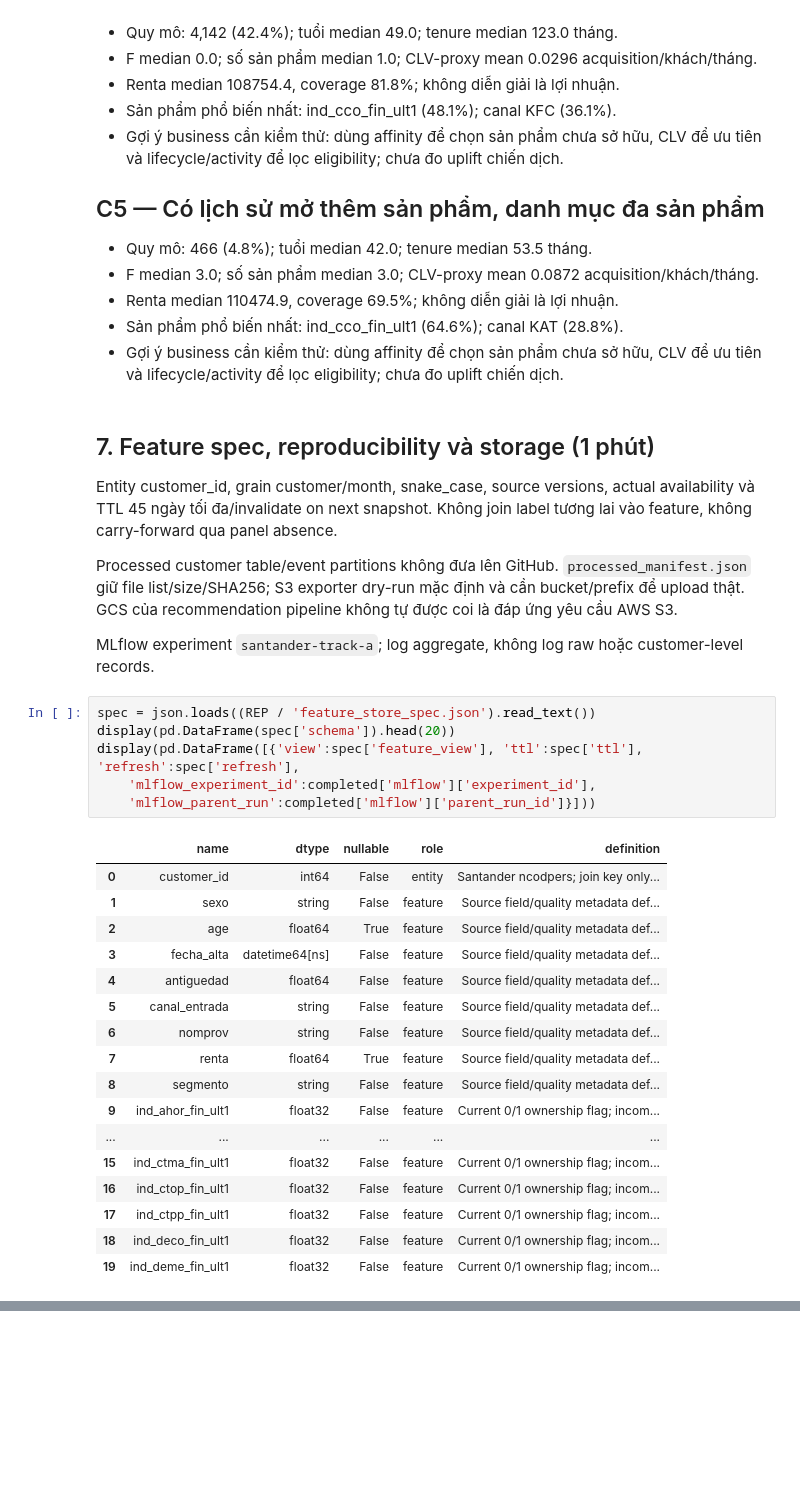
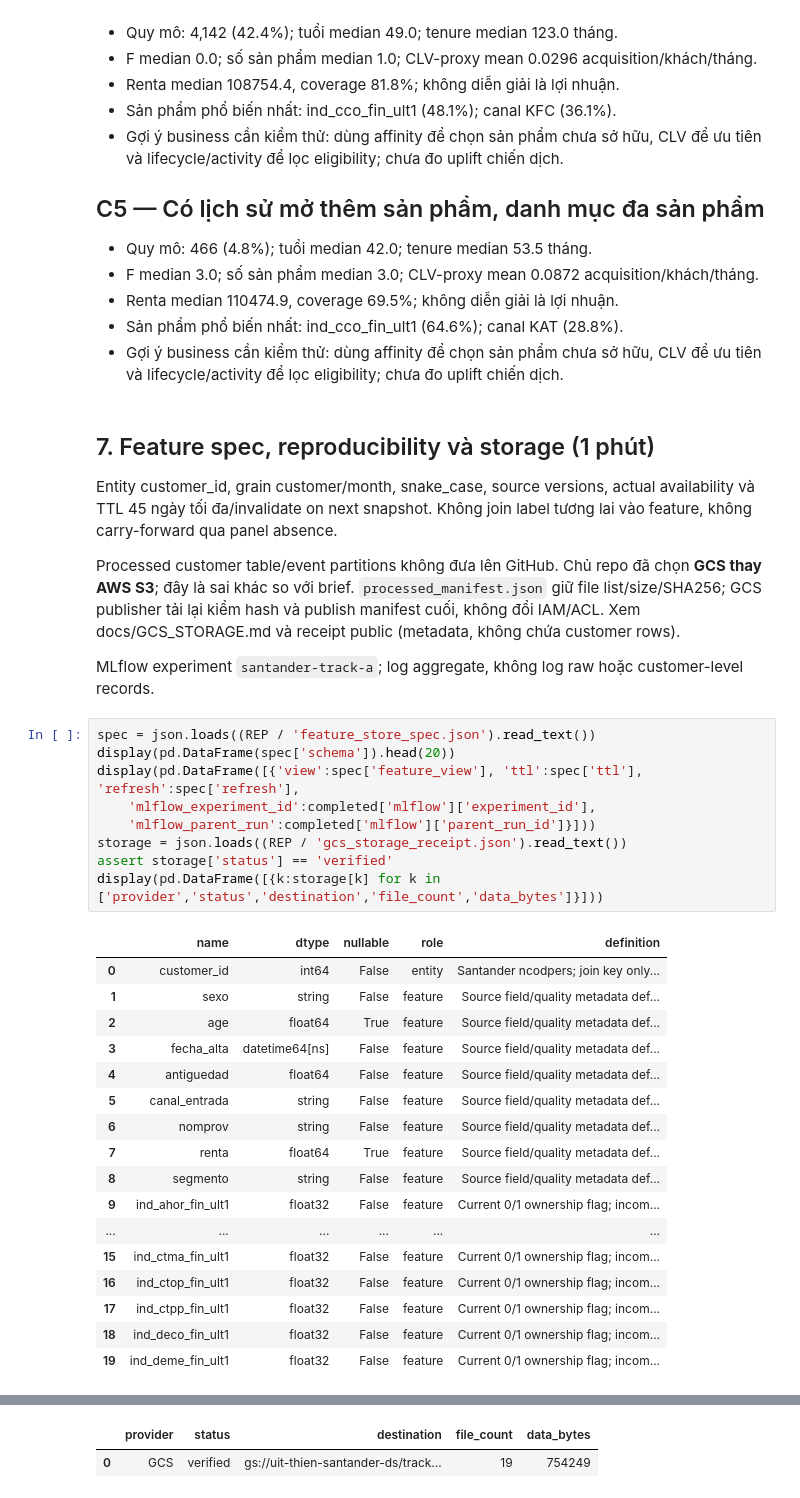
Before and after one commit to TranDucThien-0509/Santander-Product-Recommendation, a Jupyter notebook: research/track_a/notebooks/16_track_a_review.ipynb, the cells around one changed output, grey strips where cells are left out. Drawn from its saved outputs; the diff is of its cells as text; blank space fills up the shorter version.

Commit message:
Publish verified Track A processed sample to GCS with documented S3 substitution

```diff
--- a/research/track_a/notebooks/16_track_a_review.ipynb
+++ b/research/track_a/notebooks/16_track_a_review.ipynb
@@ -298,35 +298,40 @@ Các cluster C1…Ck là phương án nghiên cứu bổ sung; không thay nhãn
 ## 7. Feature spec, reproducibility và storage (1 phút)
 Entity customer_id, grain customer/month, snake_case, source versions, actual availability và TTL 45 ngày tối đa/invalidate on next snapshot. Không join label tương lai vào feature, không carry-forward qua panel absence.
 
-Processed customer table/event partitions không đưa lên GitHub. `processed_manifest.json` giữ file list/size/SHA256; S3 exporter dry-run mặc định và cần bucket/prefix để upload thật. GCS của recommendation pipeline không tự được coi là đáp ứng yêu cầu AWS S3.
+Processed customer table/event partitions không đưa lên GitHub. Chủ repo đã chọn **GCS thay AWS S3**; đây là sai khác so với brief. `processed_manifest.json` giữ file list/size/SHA256; GCS publisher tải lại kiểm hash và publish manifest cuối, không đổi IAM/ACL. Xem docs/GCS_STORAGE.md và receipt public (metadata, không chứa customer rows).
 
 MLflow experiment `santander-track-a`; log aggregate, không log raw hoặc customer-level records.
 # %%
 spec = json.loads((REP / 'feature_store_spec.json').read_text())
 display(pd.DataFrame(spec['schema']).head(20))
 display(pd.DataFrame([{'view':spec['feature_view'], 'ttl':spec['ttl'], 'refresh':spec['refresh'],
     'mlflow_experiment_id':completed['mlflow']['experiment_id'],
     'mlflow_parent_run':completed['mlflow']['parent_run_id']}]))
+storage = json.loads((REP / 'gcs_storage_receipt.json').read_text())
+assert storage['status'] == 'verified'
+display(pd.DataFrame([{k:storage[k] for k in ['provider','status','destination','file_count','data_bytes']}]))
 # %% [output]
 |  | name | dtype | nullable | role | definition |
 | 0 | customer_id | int64 | False | entity | Santander ncodpers; join key only... |
 | 1 | sexo | string | False | feature | Source field/quality metadata def... |
 | 2 | age | float64 | True | feature | Source field/quality metadata def... |
 | 3 | fecha_alta | datetime64[ns] | False | feature | Source field/quality metadata def... |
 | 4 | antiguedad | float64 | False | feature | Source field/quality metadata def... |
 | 5 | canal_entrada | string | False | feature | Source field/quality metadata def... |
 | 6 | nomprov | string | False | feature | Source field/quality metadata def... |
 | 7 | renta | float64 | True | feature | Source field/quality metadata def... |
 | 8 | segmento | string | False | feature | Source field/quality metadata def... |
 | 9 | ind_ahor_fin_ult1 | float32 | False | feature | Current 0/1 ownership flag; incom... |
 | ... | ... | ... | ... | ... | ... |
 | 15 | ind_ctma_fin_ult1 | float32 | False | feature | Current 0/1 ownership flag; incom... |
 | 16 | ind_ctop_fin_ult1 | float32 | False | feature | Current 0/1 ownership flag; incom... |
 | 17 | ind_ctpp_fin_ult1 | float32 | False | feature | Current 0/1 ownership flag; incom... |
 | 18 | ind_deco_fin_ult1 | float32 | False | feature | Current 0/1 ownership flag; incom... |
 | 19 | ind_deme_fin_ult1 | float32 | False | feature | Current 0/1 ownership flag; incom... |
 |  | view | ttl | refresh | mlflow_experiment_id | mlflow_parent_run |
 | 0 | santander_track_a_customer_month_v1 | 45 days maximum, invalidate on ne... | monthly and on corrected upstream... | 2 | 0ea405f68cda46588971b40dc2a6a63f |
+|  | provider | status | destination | file_count | data_bytes |
+| 0 | GCS | verified | gs://uit-thien-santander-ds/track... | 19 | 754249 |
 # %% [markdown]
 ## 8. Kết luận và giới hạn (1 phút)
 - RFM/CLV là proxy khi không có transaction hoặc monetary thật; không dùng từ lợi nhuận đã đo.
```
Also changed, not shown: parts of 1 cell of this notebook, 13 other files.
